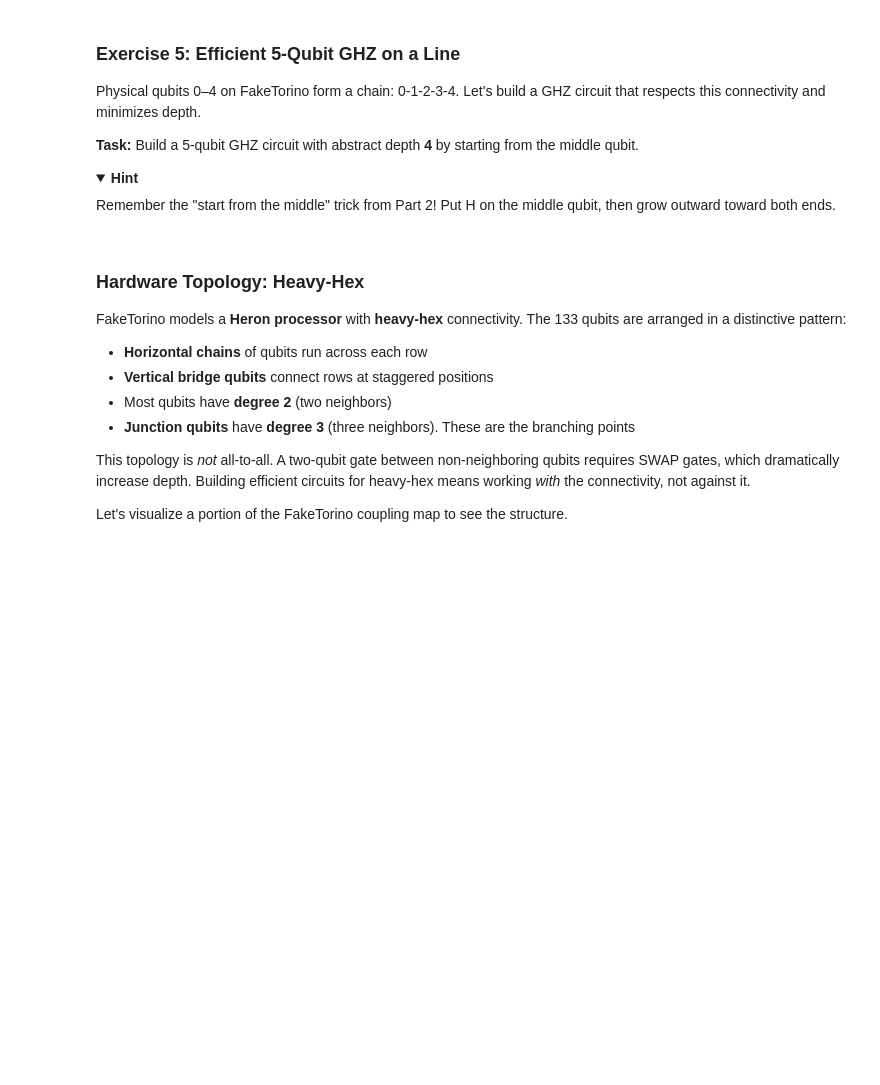
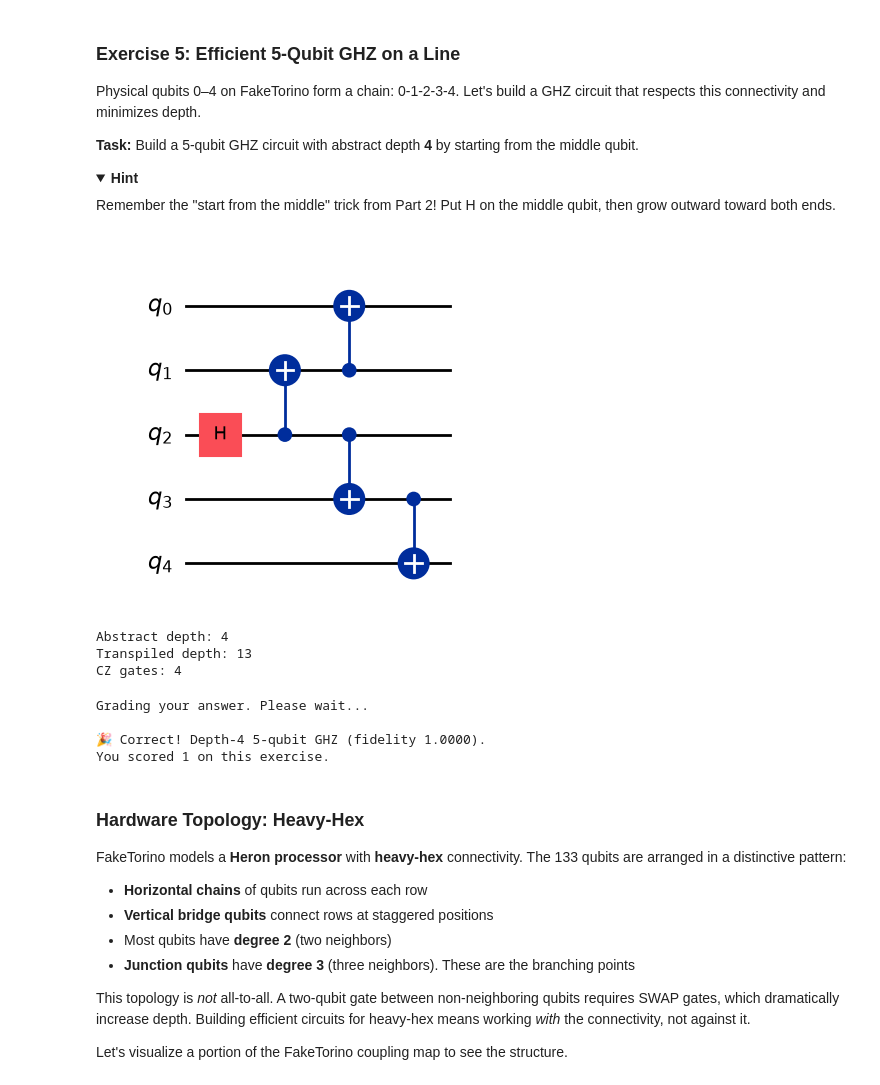
Before and after one commit to ghjpark-kqc/qgss-2026, a Jupyter notebook: lab-1/python/Lab1-ghjpark.ipynb, the cells around one changed output. Saved outputs shown, nothing was run; the diff lists cells and outputs as text; code cells hidden in the pictures; folded sections open; blank space fills up the shorter version.

```diff
--- a/lab-1/python/Lab1-ghjpark.ipynb
+++ b/lab-1/python/Lab1-ghjpark.ipynb
@@ -842,25 +876,39 @@ Remember the "start from the middle" trick from Part 2! Put H on the middle qubi
 # %%
 qc = QuantumCircuit(5)
 
 ##  TODO ADD YOUR CODE HERE: build a depth-4 GHZ starting from the middle ##
-
+qc.h(2)
+qc.cx(2,1)
+qc.cx(2,3)
+qc.cx(1,0)
+qc.cx(3,4)
 
 # Verify
 display(qc.draw("mpl"))
 print("Abstract depth:", qc.depth())
 assert qc.depth() == 4, f"Expected depth 4, got {qc.depth()}"
 
 # Transpile for the line subgraph 0-1-2-3-4
 qc_m = qc.copy()
 qc_m.measure_all()
 pm = generate_preset_pass_manager(
     optimization_level=1, backend=backend, initial_layout=[0, 1, 2, 3, 4]
 )
 isa_qc = pm.run(qc_m)
 print(f"Transpiled depth: {isa_qc.depth()}")
 print(f"CZ gates: {isa_qc.count_ops().get('cz', 0)}")
+# %% [output]
+[figure, added]
+Abstract depth: 4
+Transpiled depth: 13
+CZ gates: 4
 # %%
 grade_lab1_ex5(qc)
+# %% [output]
+Grading your answer. Please wait...
+
+🎉 Correct! Depth-4 5-qubit GHZ (fidelity 1.0000).
+You scored 1 on this exercise.
 # %% [markdown]
 ### Hardware Topology: Heavy-Hex
 
```
Also changed, not shown: parts of 24 cells of this notebook.
